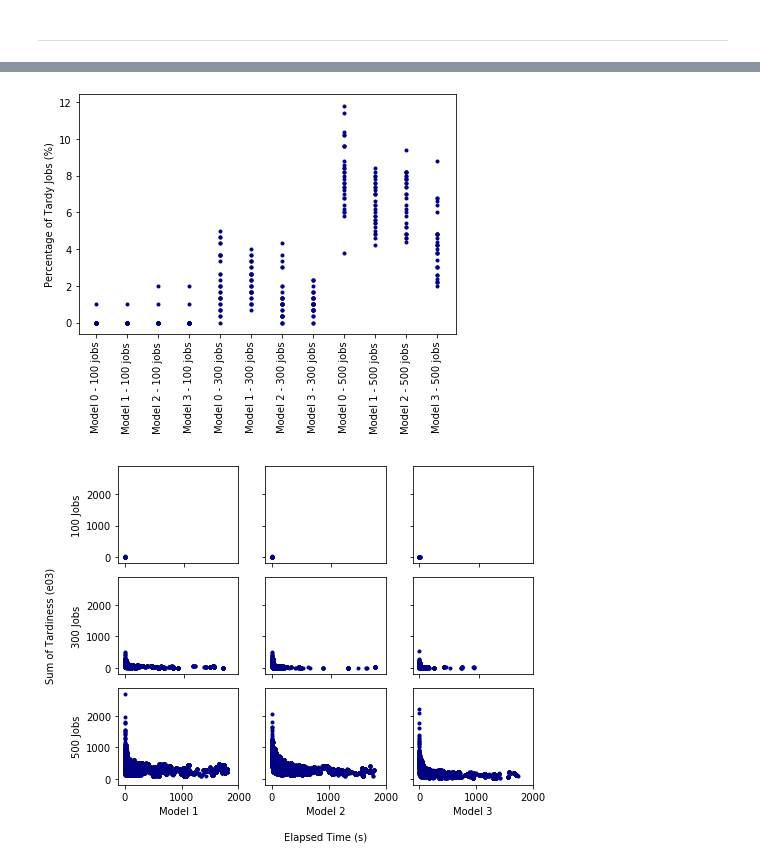
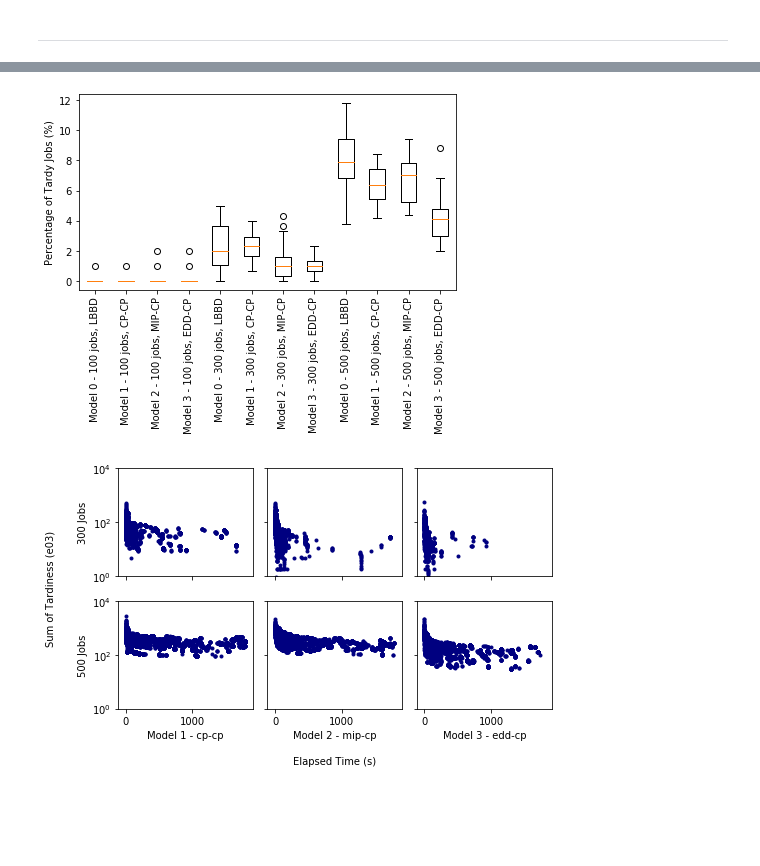
Before and after one commit to tangtan2/scheduling_composites_manufacturing, a Jupyter notebook: data/analytics/experiments_2/visualizations.ipynb, the cells around one changed output, grey strips where cells are left out. Cells and saved outputs as stored; diff of their text form; code cells hidden in the pictures; blank space fills up the shorter version.

Commit message:
added instances

```diff
--- a/data/analytics/experiments_2/visualizations.ipynb
+++ b/data/analytics/experiments_2/visualizations.ipynb
@@ -227,12 +226,12 @@ for model in range(1, 4):
                           tardiness,
                           marker=params[model - 1],
                           color=colors[model - 1],
-                          label=f'Model {model}')
+                          label=f'Model {model} - {model_names[model]}')
             ax[1].scatter(rsp_stdev,
                           tardiness,
                           marker=params[model - 1],
                           color=colors[model - 1],
-                          label=f'Model {model}')
+                          label=f'Model {model} - {model_names[model]}')
         else:
             ax[0].scatter(rsp_mean, tardiness, marker=params[model - 1], color=colors[model - 1])
             ax[1].scatter(rsp_stdev, tardiness, marker=params[model - 1], color=colors[model - 1])
@@ -241,8 +240,8 @@ ax[0].set_xlabel('RSP Difference Mean within Autoclave Batches')
 ax[1].set_xlabel('RSP Difference Standard Deviation within Autoclave Batches')
 fig.add_subplot(111, frameon=False)
 plt.tick_params(labelcolor='none', top=False, bottom=False, left=False, right=False)
-plt.ylabel('Sum of Tardiness (e03)')
+plt.ylabel('Sum of Tardiness (e03)', labelpad=10)
 fig.tight_layout()
-plt.savefig('ch2_rspdistrib.eps', format='eps')
+plt.savefig('ch2_rspdistrib.pdf', format='pdf', bbox_inches='tight')
 plt.show()
 # %% [output]
@@ -254,51 +251,52 @@ The PostScript backend does not support transparency; partially transparent arti
 fig, ax = plt.subplots(figsize=(6, 5))
 x = 0
 xticks = []
+data = []
 for k, key in enumerate(chap2_sum[0].keys()):
     for model in range(4):
         percent_tardy = []
         for i in range(30):
             percent_tardy.append(np.count_nonzero(chap2_instances[model]['job_results'][key][i]['job_tardiness']) /
                                  key * 100)
-        ax.scatter([x] * len(percent_tardy), percent_tardy, marker='.', color='navy')
-        xticks.append(f'Model {model} - {key} jobs')
+        data.append(percent_tardy)
+        xticks.append(f'Model {model} - {key} jobs, {model_names[model]}')
         x = x + 1
+ax.boxplot(data)
 ax.set_ylabel('Percentage of Tardy Jobs (%)')
-ax.set_xticks([0, 1, 2, 3, 4, 5, 6, 7, 8, 9, 10, 11])
+ax.set_xticks([1, 2, 3, 4, 5, 6, 7, 8, 9, 10, 11, 12])
 ax.set_xticklabels(xticks, rotation='vertical')
 fig.tight_layout()
-plt.savefig('ch2_percenttardy.eps', format='eps')
+plt.savefig('ch2_percenttardy.pdf', format='pdf', bbox_inches='tight')
 plt.show()
 # %% [output]
-[figure, old version]
+[figure, new version]
 # %%
 # extract schedule quality over time pattern for CP sched for models 0 to 2 for chapter 2
-fig, ax = plt.subplots(3, 3, figsize=(8, 6), sharex=True, sharey=True)
+fig, ax = plt.subplots(2, 3, figsize=(8, 5), sharex=True, sharey=True)
+plt.yscale('log')
 for model in range(1, 4):
     for k, key in enumerate(chap2_sum[model].keys()):
-        for i in range(30):
-            ax[k][model - 1].scatter(chap2_instances[model]['qual'][key][i]['time'],
-                                     chap2_instances[model]['qual'][key][i]['quality'] / 1000,
-                                     marker='.',
-                                     color='navy')
+        if k > 0:
+            for i in range(30):
+                ax[k - 1][model - 1].scatter(chap2_instances[model]['qual'][key][i]['time'],
+                                         chap2_instances[model]['qual'][key][i]['quality'] / 1000,
+                                         marker='.',
+                                         color='navy')
 fig.add_subplot(111, frameon=False)
 plt.tick_params(labelcolor='none', top=False, bottom=False, left=False, right=False)
-ax[0][0].set_ylabel('100 Jobs')
-ax[1][0].set_ylabel('300 Jobs')
-ax[2][0].set_ylabel('500 Jobs')
-ax[2][0].set_xlabel('Model 1')
-ax[2][0].set_xticks([0, 1000, 2000])
-ax[2][1].set_xlabel('Model 2')
-ax[2][1].set_xticks([0, 1000, 2000])
-ax[2][2].set_xlabel('Model 3')
-ax[2][2].set_xticks([0, 1000, 2000])
+ax[0][0].set_ylabel('300 Jobs')
+ax[1][0].set_ylabel('500 Jobs')
+ax[1][0].set_xlabel('Model 1 - cp-cp')
+ax[1][1].set_xlabel('Model 2 - mip-cp')
+ax[1][2].set_xlabel('Model 3 - edd-cp')
+ax[0][0].set_ylim(10**0, 10**4)
 plt.xlabel('Elapsed Time (s)', labelpad=30)
 plt.ylabel('Sum of Tardiness (e03)', labelpad=40)
 fig.tight_layout()
-plt.savefig('ch2_qualovertime.eps', format='eps')
+plt.savefig('ch2_qualovertime.pdf', format='pdf', bbox_inches='tight')
 plt.show()
 # %% [output]
-[figure, old version]
+[figure, new version]
 # %%
 # graph objective values of test model 0 instances
 model0_test_instances = {}
```
Also changed, not shown: parts of 17 cells of this notebook, 12 other files.
